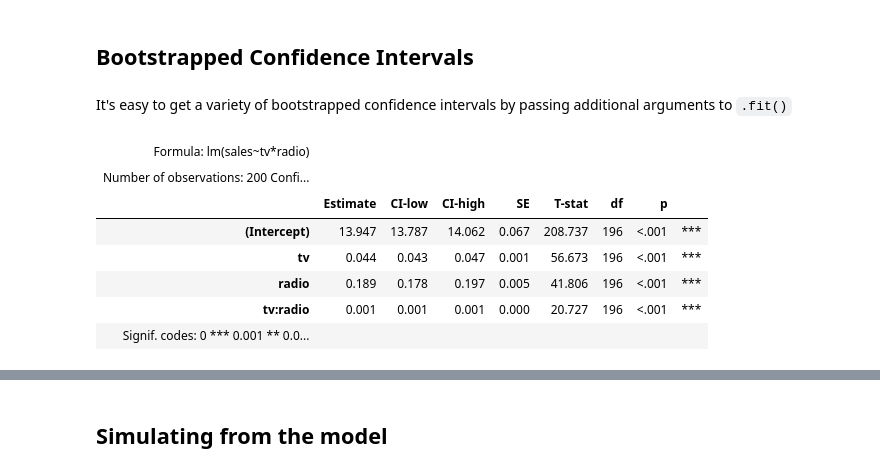
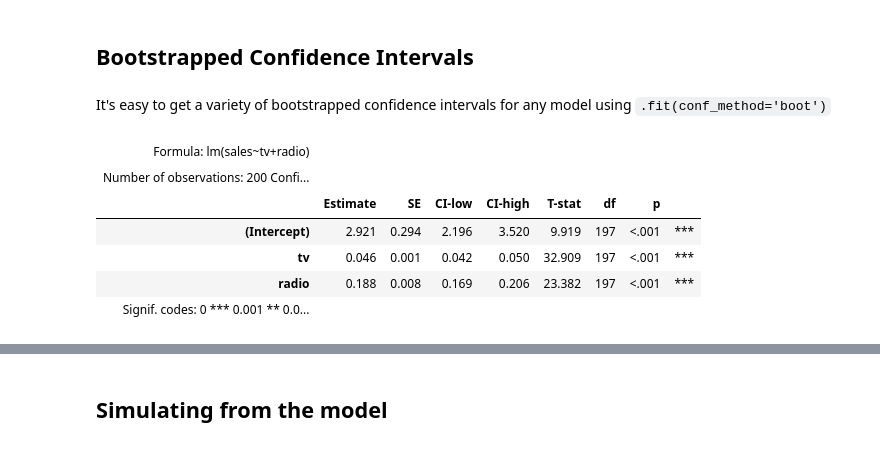
Before and after one commit to ejolly/pymer4, a Jupyter notebook: docs/tutorials/01_lm.ipynb, the cells around one changed output, grey strips where cells are left out. Drawn from its saved outputs; the diff is of its cells as text; code cells hidden in the pictures.

```diff
--- a/docs/tutorials/01_lm.ipynb
+++ b/docs/tutorials/01_lm.ipynb
@@ -349,15 +351,14 @@ sns.despine();
 # %% [markdown]
 ## Bootstrapped Confidence Intervals
 # %% [markdown]
-It's easy to get a variety of bootstrapped confidence intervals by passing additional arguments to `.fit()`
+It's easy to get a variety of bootstrapped confidence intervals for any model using `.fit(conf_method='boot')`
 # %%
-model.fit(conf_method="boot", ci_type="bca", nboot=500, summary=True)
+model.fit(conf_method="boot", nboot=500, summary=True)
 # %% [output]
-| Formula: lm(sales~tv*radio) |  |  |  |  |  |  |  |  |
+| Formula: lm(sales~tv+radio) |  |  |  |  |  |  |  |  |
 | Number of observations: 200 Confi... |  |  |  |  |  |  |  |  |
-|  | Estimate | CI-low | CI-high | SE | T-stat | df | p |  |
-| (Intercept) | 13.947 | 13.787 | 14.062 | 0.067 | 208.737 | 196 | <.001 | *** |
-| tv | 0.044 | 0.043 | 0.047 | 0.001 | 56.673 | 196 | <.001 | *** |
-| radio | 0.189 | 0.178 | 0.197 | 0.005 | 41.806 | 196 | <.001 | *** |
-| tv:radio | 0.001 | 0.001 | 0.001 | 0.000 | 20.727 | 196 | <.001 | *** |
+|  | Estimate | SE | CI-low | CI-high | T-stat | df | p |  |
+| (Intercept) | 2.921 | 0.294 | 2.196 | 3.520 | 9.919 | 197 | <.001 | *** |
+| tv | 0.046 | 0.001 | 0.042 | 0.050 | 32.909 | 197 | <.001 | *** |
+| radio | 0.188 | 0.008 | 0.169 | 0.206 | 23.382 | 197 | <.001 | *** |
 | Signif. codes: 0 *** 0.001 ** 0.0... |  |  |  |  |  |  |  |  |
```
Also changed, not shown: parts of 11 cells of this notebook, 1 other file.
